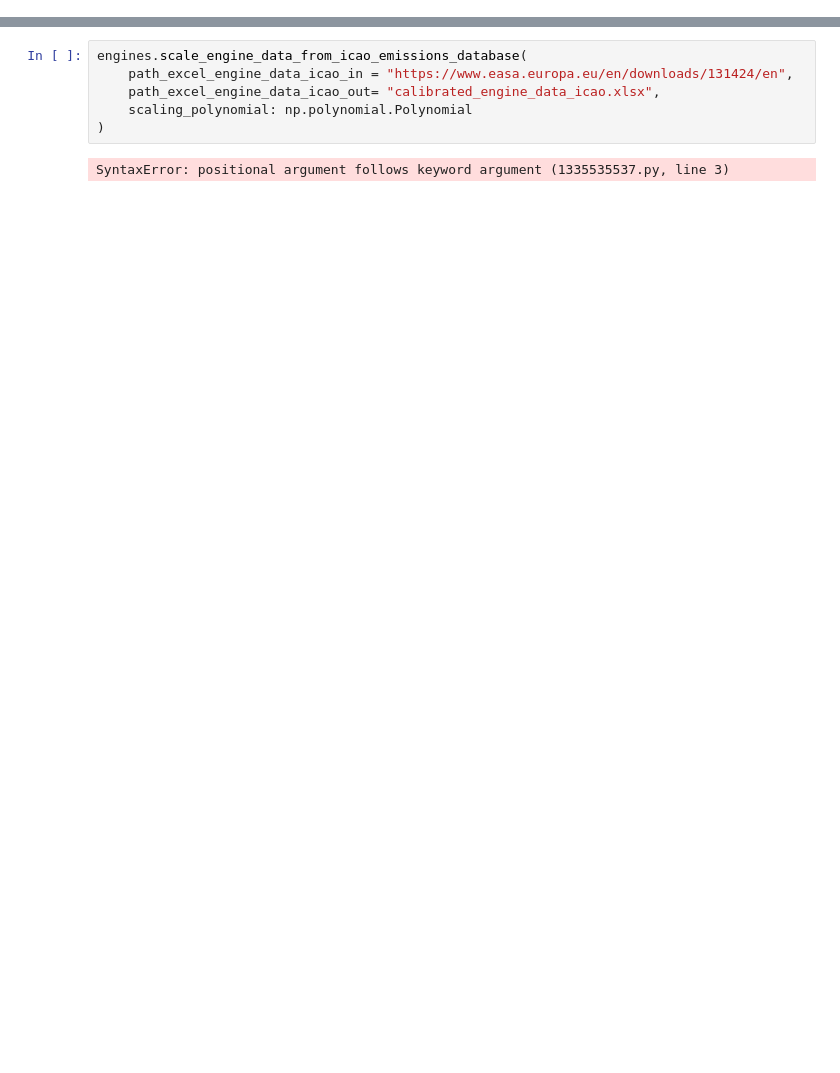
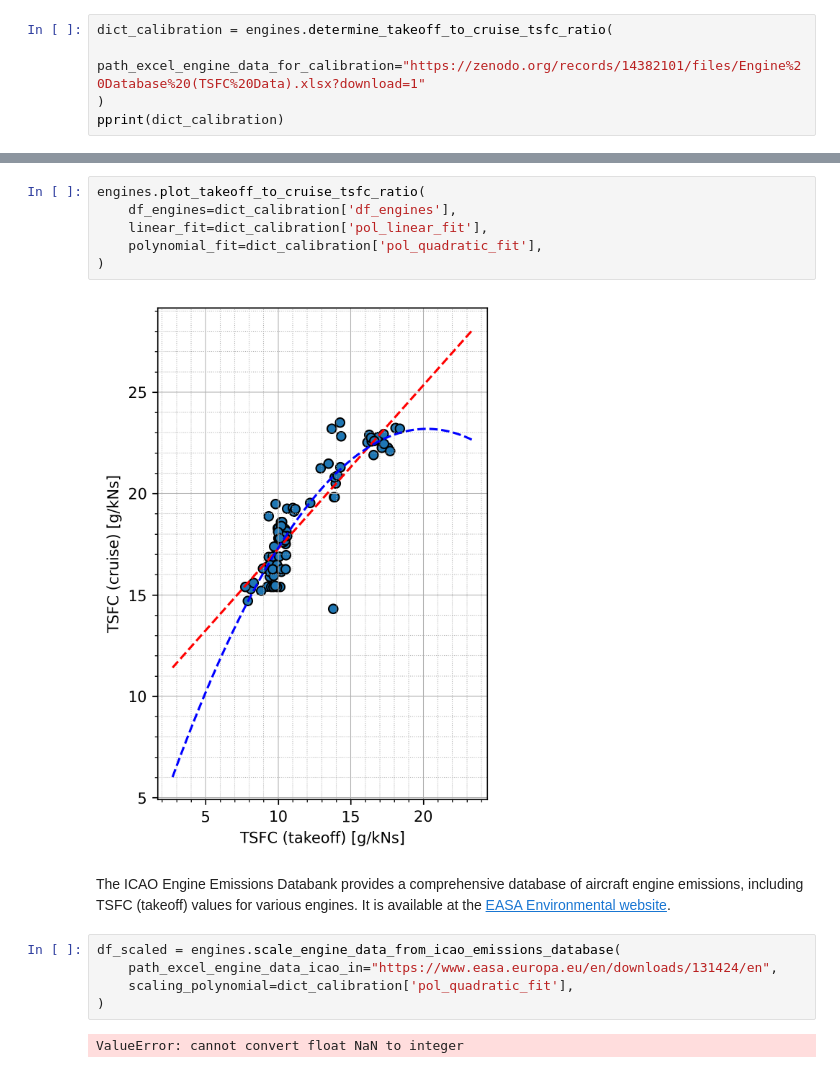
Before and after one commit to sustainableaviation/aircraftdetective, a Jupyter notebook: notebooks/engine_fuel_consumption.ipynb, the cells around one changed output, grey strips where cells are left out. Saved outputs shown, nothing was run; the diff lists cells and outputs as text; blank space fills up the shorter version.

```diff
--- a/notebooks/engine_fuel_consumption.ipynb
+++ b/notebooks/engine_fuel_consumption.ipynb
@@ -19,0 +9,5 @@ engines.determine_takeoff_to_cruise_tsfc_ratio(
+# %%
+dict_calibration = engines.determine_takeoff_to_cruise_tsfc_ratio(
+    path_excel_engine_data_for_calibration="https://zenodo.org/records/14382101/files/Engine%20Database%20(TSFC%20Data).xlsx?download=1"
+)
+pprint(dict_calibration)
@@ -20,8 +33,17 @@ engines.determine_takeoff_to_cruise_tsfc_ratio(
+# %%
+engines.plot_takeoff_to_cruise_tsfc_ratio(
+    df_engines=dict_calibration['df_engines'],
+    linear_fit=dict_calibration['pol_linear_fit'],
+    polynomial_fit=dict_calibration['pol_quadratic_fit'],
+)
+# %% [output]
+[figure, added]
+# %% [markdown]
+The ICAO Engine Emissions Databank provides a comprehensive database of aircraft engine emissions, including TSFC (takeoff) values for various engines. It is available at the [EASA Environmental website](https://www.easa.europa.eu/en/domains/environment/icao-aircraft-engine-emissions-databank).
 # %%
-engines.scale_engine_data_from_icao_emissions_database(
-    path_excel_engine_data_icao_in = "https://www.easa.europa.eu/en/downloads/131424/en",
-    path_excel_engine_data_icao_out= "calibrated_engine_data_icao.xlsx",
-    scaling_polynomial: np.polynomial.Polynomial
+df_scaled = engines.scale_engine_data_from_icao_emissions_database(
+    path_excel_engine_data_icao_in="https://www.easa.europa.eu/en/downloads/131424/en",
+    scaling_polynomial=dict_calibration['pol_quadratic_fit'],
 )
 # %% [output]
-SyntaxError: positional argument follows keyword argument (1335535537.py, line 3)
+ValueError: cannot convert float NaN to integer
```
Also changed, not shown: parts of 7 cells of this notebook, 2 other files.
